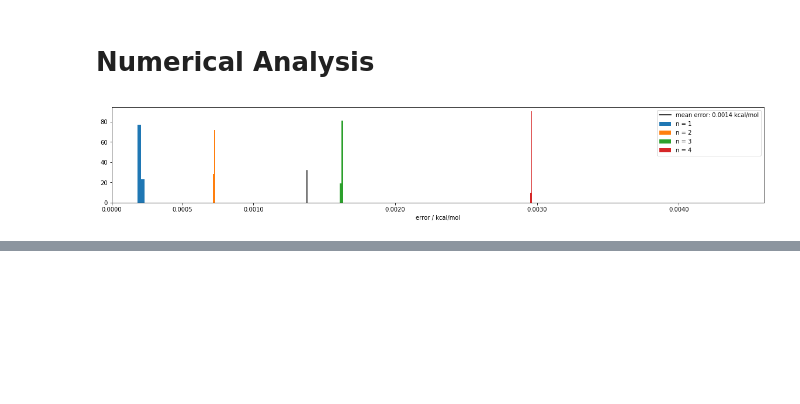
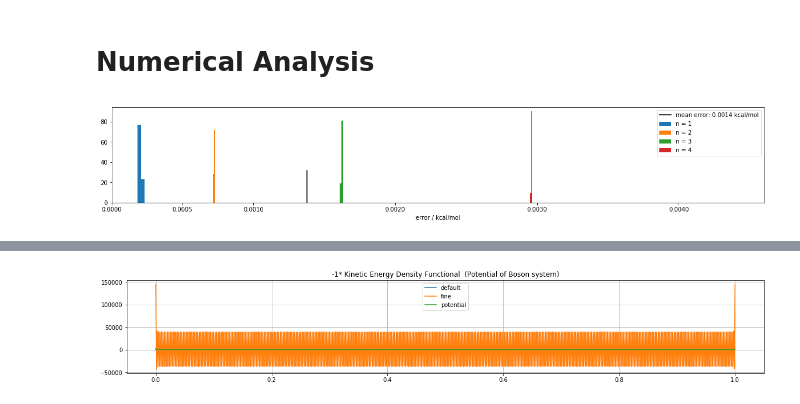
Before and after one commit to danlukic/QuantumFlow, a Jupyter notebook: notebooks/1c_analyze_dataset.ipynb, the cells around one changed output, grey strips where cells are left out. Saved outputs shown, nothing was run; the diff lists cells and outputs as text; code cells hidden in the pictures; blank space fills up the shorter version.

```diff
--- a/notebooks/1c_analyze_dataset.ipynb
+++ b/notebooks/1c_analyze_dataset.ipynb
@@ -311,0 +353,18 @@ plt.show()
+# %%
+N = 1
+
+deviation = 0.05*np.repeat(np.sin(x_fine[np.newaxis, :]*400*np.pi)**2, 100, axis=0)
+#deviation = 0.01*np.random.randn(*potential_fine.shape)
+
+density = np.sum(np.square(wavefunctions)[:, :, :N], axis=-1)*(1 + deviation[:, ::10])
+density_fine = np.sum(np.square(wavefunctions_fine)[:, :, :N], axis=-1)*(1 + deviation)
+
+kinetic_energy_lower_bound = weizsaecker_functional(density, h)
+kinetic_energy_lower_bound_fine = weizsaecker_functional(density_fine, h_fine)
+
+functional_derivative_lower_bound = weizsaecker_functional_derivative(density, h)
+functional_derivative_lower_bound_fine = weizsaecker_functional_derivative(density_fine, h_fine)
+
+offset = tf.expand_dims(tf.reduce_mean(functional_derivative_lower_bound + potential, axis=1), axis=1)
+
+print('normal-fine:', np.mean(np.abs((kinetic_energy_lower_bound -  kinetic_energy_lower_bound_fine)*kcalmol_per_hartree)))
@@ -311,0 +398,11 @@ plt.show()
+# %%
+plt.figure(figsize=figsize, dpi=dpi)
+plt.plot(x, -np.transpose(functional_derivative_lower_bound[0]), label="default")
+plt.plot(x_fine, -np.transpose(functional_derivative_lower_bound_fine[0]), label="fine")
+plt.plot(x, np.transpose(potential[0]-offset[0]), label="potential")
+plt.legend()
+plt.grid()
+plt.title('-1* Kinetic Energy Density Functional  (Potential of Boson system)')
+plt.show()
+# %% [output]
+[figure, added]
```
Also changed, not shown: parts of 7 cells of this notebook, 6 other files.
